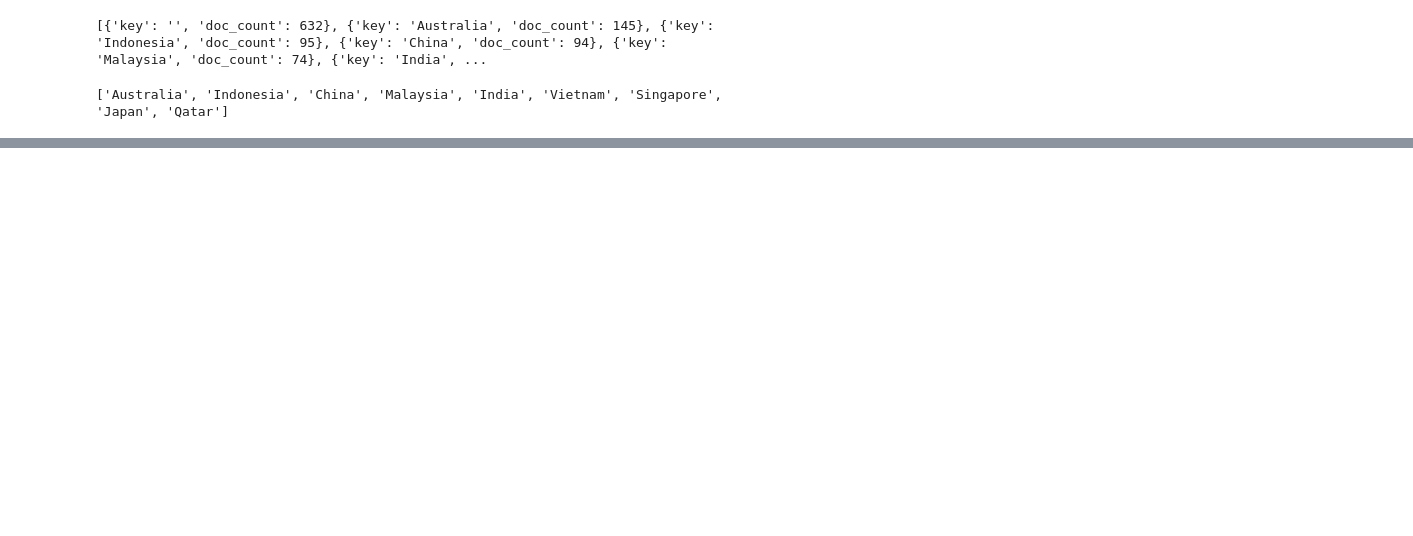
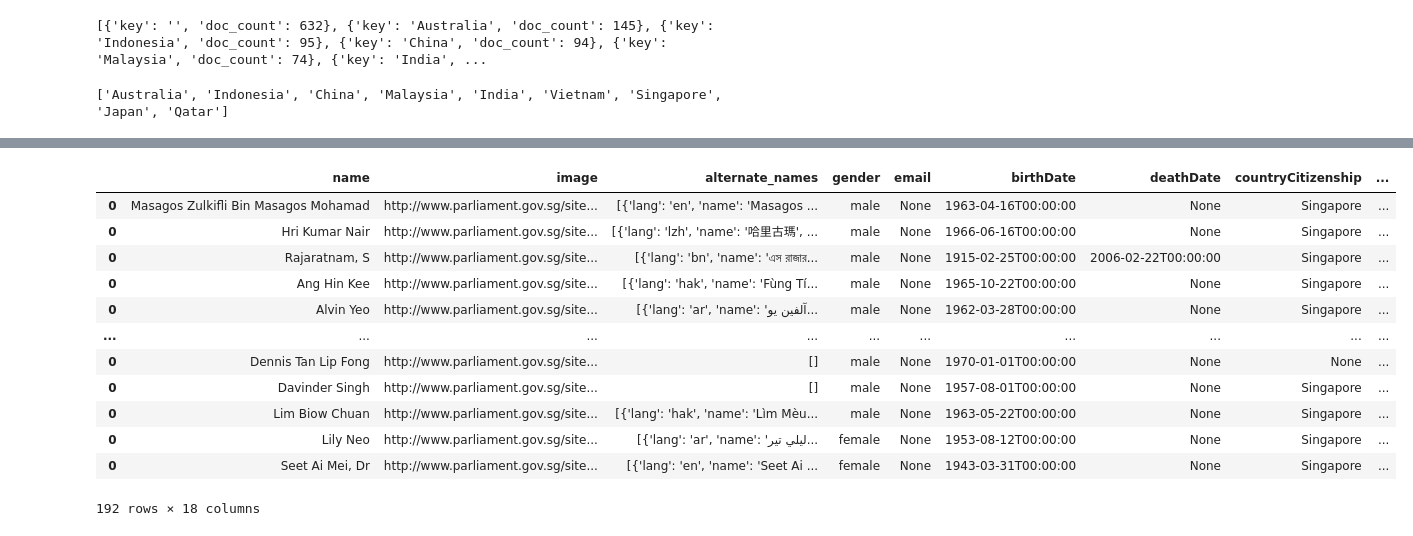
Before and after one commit to pclk/PopFigExpert, a Jupyter notebook: scrape/wiki_scrape.ipynb, the cells around one changed output, grey strips where cells are left out. Cells and saved outputs as stored; diff of their text form; code cells hidden in the pictures; blank space fills up the shorter version.

```diff
--- a/scrape/wiki_scrape.ipynb
+++ b/scrape/wiki_scrape.ipynb
@@ -486,0 +229,26 @@ HTTP Request failed for drh._SLAMET: 404 Client Error: Not Found for url: https:
+# %%
+lang_pairs = {
+    "Indonesia": "id",
+    "Australia": "en",
+    "China": "zh",
+    "Singapore": "en",
+    "Malaysia": "en",
+    "India": "hi",
+    "Vietnam": "vi",
+    "Japan": "ja"
+}
+# Print the length of politician_wikidata per country
+for country in lang_pairs.keys():
+    country_wikidata = [politician for politician in politicians_wikidata.get(country, []) if politician is not None]
+    country_wikidata_length = len(country_wikidata)
+    # print(f"{country}: {country_wikidata_length} politicians")
+
+# Let's start with the country with the least politicians.
+# 1. Singapore 403 192
+# 2. Indonesia 662 272
+# 3. Vietnam 500 350
+# 4. Japan 567 504
+# 5. Australia 515 515
+# 6. Malaysia 1121 533
+# 7. India 541 541
+# 8. China 2956 2269
@@ -486,0 +264,33 @@ HTTP Request failed for drh._SLAMET: 404 Client Error: Not Found for url: https:
+# %%
+# Create a list to hold the dataframes for each Singapore politician
+def get_country_data(country, lang_code):
+    df_list = []
+
+    for politician_id in list(politicians_by_country[country]):
+        politician_basic_info = pd.DataFrame([politicians_by_country[country][politician_id]])
+    # print(politician_id)
+        if politician_id != "null":
+            politician_wikidata_info = pd.DataFrame([get_wikidata(politician_id, lang_code)])
+            combined_info = pd.concat([politician_basic_info, politician_wikidata_info], axis=1)
+            df_list.append(combined_info)
+
+    with open(f"{country}.json", "w") as file:
+        file.write(pd.concat(df_list).to_json(orient='records'))
+
+    return pd.concat(df_list)
+
+get_country_data("Singapore", "en")
+# %% [output]
+|  | name | image | alternate_names | gender | email | birthDate | deathDate | countryCitizenship | ... |
+| 0 | Masagos Zulkifli Bin Masagos Mohamad | http://www.parliament.gov.sg/site... | [{'lang': 'en', 'name': 'Masagos ... | male | None | 1963-04-16T00:00:00 | None | Singapore | ... |
+| 0 | Hri Kumar Nair | http://www.parliament.gov.sg/site... | [{'lang': 'lzh', 'name': '哈里古瑪', ... | male | None | 1966-06-16T00:00:00 | None | Singapore | ... |
+| 0 | Rajaratnam, S | http://www.parliament.gov.sg/site... | [{'lang': 'bn', 'name': 'এস রাজার... | male | None | 1915-02-25T00:00:00 | 2006-02-22T00:00:00 | Singapore | ... |
+| 0 | Ang Hin Kee | http://www.parliament.gov.sg/site... | [{'lang': 'hak', 'name': 'Fùng Tí... | male | None | 1965-10-22T00:00:00 | None | Singapore | ... |
+| 0 | Alvin Yeo | http://www.parliament.gov.sg/site... | [{'lang': 'ar', 'name': 'آلفين يو... | male | None | 1962-03-28T00:00:00 | None | Singapore | ... |
+| ... | ... | ... | ... | ... | ... | ... | ... | ... | ... |
+| 0 | Dennis Tan Lip Fong | http://www.parliament.gov.sg/site... | [] | male | None | 1970-01-01T00:00:00 | None | None | ... |
+| 0 | Davinder Singh | http://www.parliament.gov.sg/site... | [] | male | None | 1957-08-01T00:00:00 | None | Singapore | ... |
+| 0 | Lim Biow Chuan | http://www.parliament.gov.sg/site... | [{'lang': 'hak', 'name': 'Lìm Mèu... | male | None | 1963-05-22T00:00:00 | None | Singapore | ... |
+| 0 | Lily Neo | http://www.parliament.gov.sg/site... | [{'lang': 'ar', 'name': 'ليلي تير... | female | None | 1953-08-12T00:00:00 | None | Singapore | ... |
+| 0 | Seet Ai Mei, Dr | http://www.parliament.gov.sg/site... | [{'lang': 'en', 'name': 'Seet Ai ... | female | None | 1943-03-31T00:00:00 | None | Singapore | ... |
+192 rows × 18 columns
```
Also changed, not shown: parts of 25 cells of this notebook, 35 other files.
